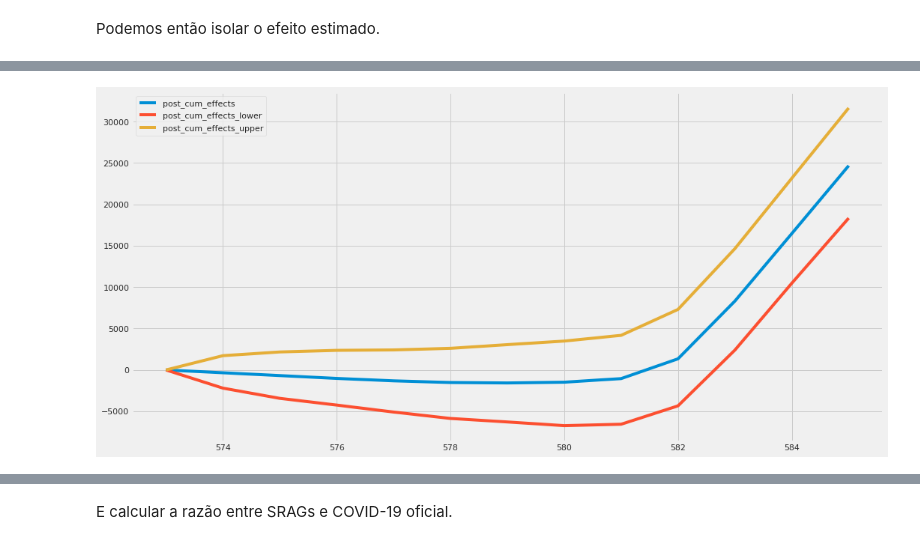
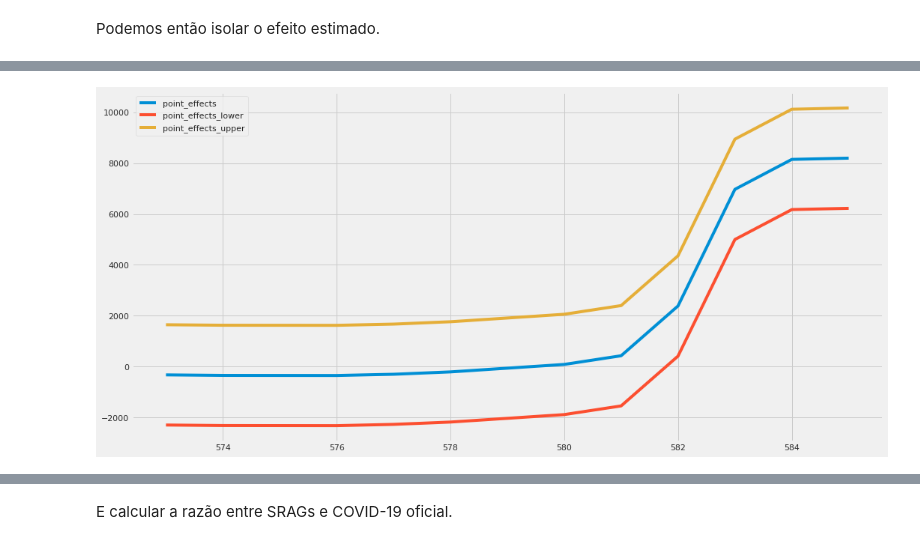
Before and after one commit to funcional-health-analytics/covid19-analytics, a Jupyter notebook: notebooks/eda_srag.ipynb, the cells around one changed output, grey strips where cells are left out. Drawn from its saved outputs; the diff is of its cells as text; code cells hidden in the pictures.

Commit message:
Adds another causal inference analysis for SRAG.

```diff
--- a/notebooks/eda_srag.ipynb
+++ b/notebooks/eda_srag.ipynb
@@ -142,7 +142,7 @@ years
 array([2009, 2010, 2011, 2012, 2013, 2014, 2015, 2016, 2017, 2018, 2019,
        2020])
 # %%
-intervention_week = (len(years) - 1) * 52 + 1 # all years, except the lat one, plus a week
+intervention_week = (len(years) - 1) * 52  # all years, except the last one
 print("Intervention week:", intervention_week)
 pre_period = [0, intervention_week]
 post_period = [intervention_week+1, 585]
@@ -184,0 +175,3 @@ df_causal_effect.head()
+# %%
+df_causal_effect_1 = ci.inferences.dropna()[['point_effects', 'point_effects_lower', 'point_effects_upper']]
+df_causal_effect_1#.head()
@@ -185,5 +193,5 @@ df_causal_effect.head()
 # %%
-ax = sns.lineplot(data=df_causal_effect, dashes=False)
+ax = sns.lineplot(data=df_causal_effect_1, dashes=False)
 # %% [output]
-[figure, old version]
+[figure, new version]
 # %%
```
Also changed, not shown: parts of 15 cells of this notebook, 1 other file.
